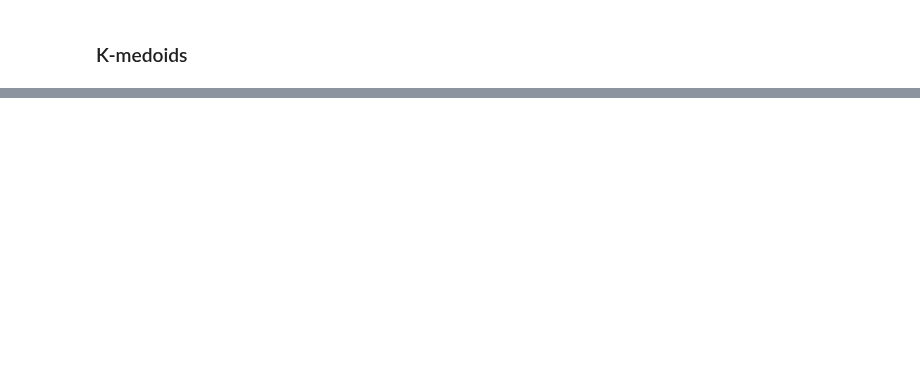
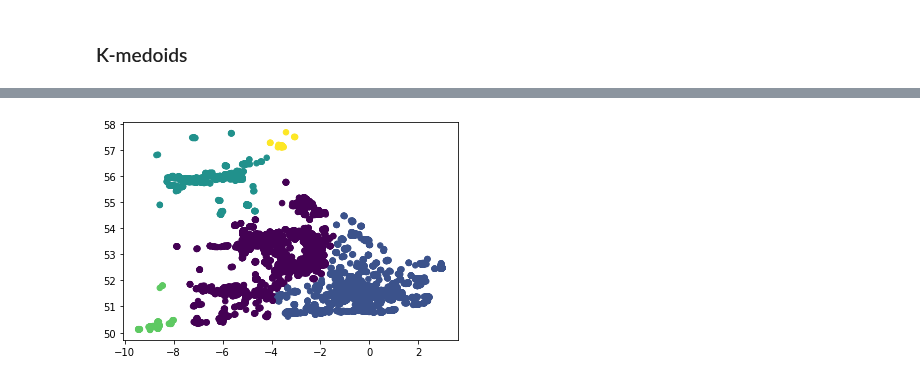
Before and after one commit to malwina0/2022L-ML, a Jupyter notebook: ZD5/ZD5_Piwko_Wojewoda.ipynb, the cells around one changed output, grey strips where cells are left out. Drawn from its saved outputs; the diff is of its cells as text; code cells hidden in the pictures; blank space fills up the shorter version.

```diff
--- a/ZD5/ZD5_Piwko_Wojewoda.ipynb
+++ b/ZD5/ZD5_Piwko_Wojewoda.ipynb
@@ -125,0 +174,7 @@ Można zauważyć, że według tej miary najoptymalniejszym doborem liczby klast
+# %%
+model = AgglomerativeClustering(n_clusters=5, linkage='average')
+y = model.fit_predict(df)
+plt.scatter(df.iloc[:, 0], df.iloc[:, 1], c=y, s=30, cmap='viridis')
+plt.show()
+# %% [output]
+[figure, added]
```
Also changed, not shown: parts of 21 cells of this notebook, 1 other file.
